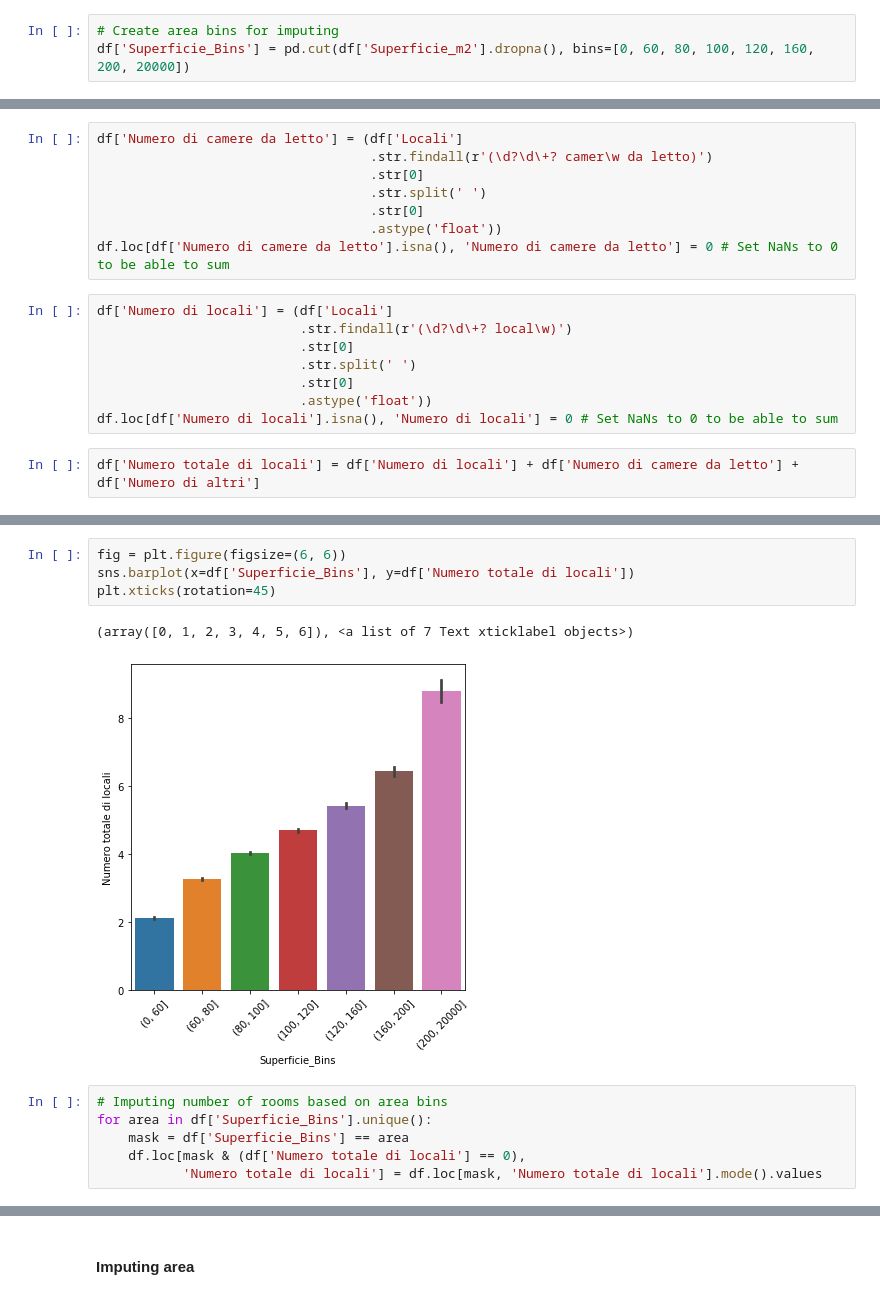
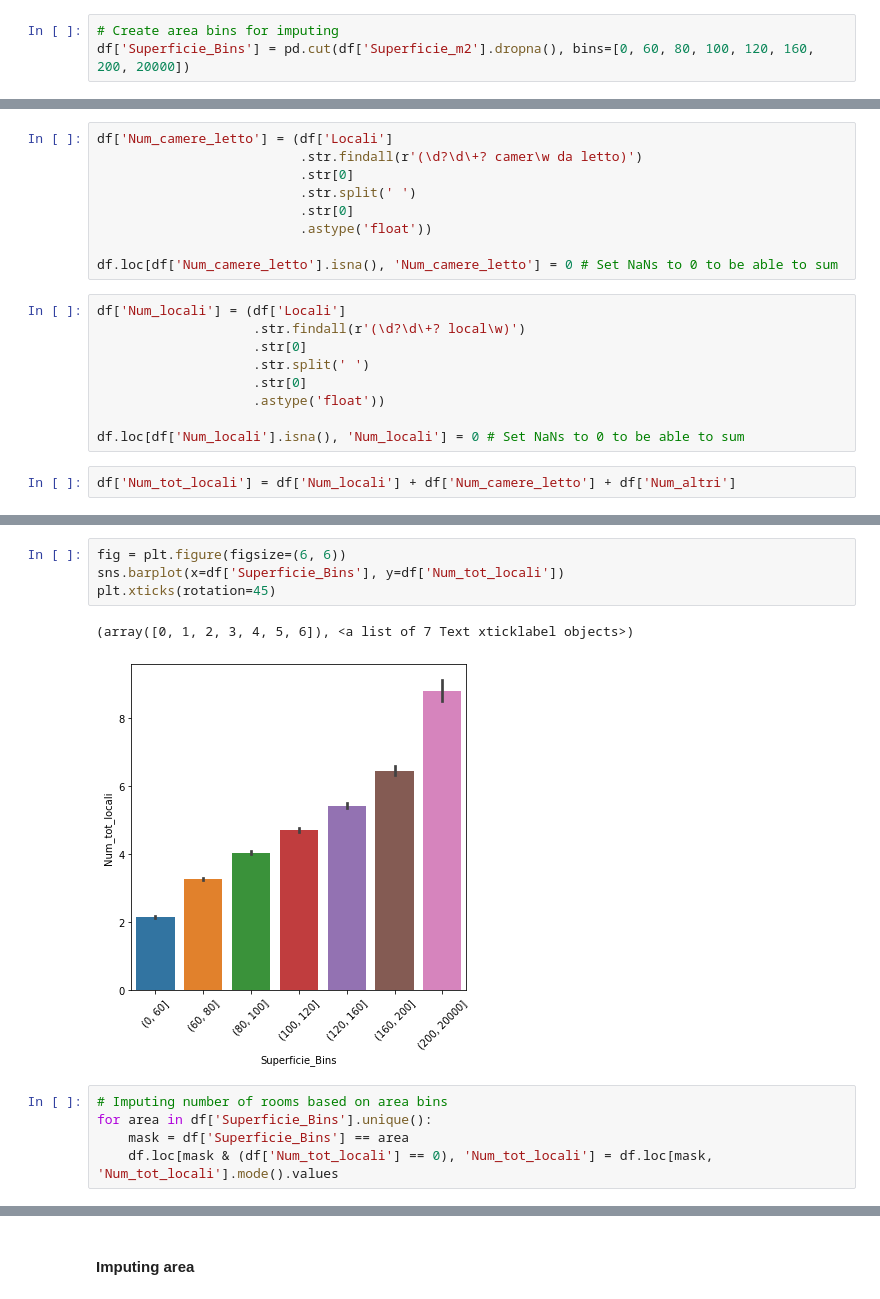
Before and after one commit to LazyEval/housing-prices-firenze, a Jupyter notebook: notebooks/1.0-LazyEval-data-cleaning.ipynb, the cells around one changed output, grey strips where cells are left out. Drawn from its saved outputs; the diff is of its cells as text.

```diff
--- a/notebooks/1.0-LazyEval-data-cleaning.ipynb
+++ b/notebooks/1.0-LazyEval-data-cleaning.ipynb
@@ -472,21 +697,23 @@ df.loc[df['Numero di altri'].isna(), 'Numero di altri'] = 0 # Set NaNs to 0 to b
 # %%
-df['Numero di camere da letto'] = (df['Locali']
-                                   .str.findall(r'(\d?\d\+? camer\w da letto)')
-                                   .str[0]
-                                   .str.split(' ')
-                                   .str[0]
-                                   .astype('float'))
-df.loc[df['Numero di camere da letto'].isna(), 'Numero di camere da letto'] = 0 # Set NaNs to 0 to be able to sum
+df['Num_camere_letto'] = (df['Locali']
+                          .str.findall(r'(\d?\d\+? camer\w da letto)')
+                          .str[0]
+                          .str.split(' ')
+                          .str[0]
+                          .astype('float'))
+
+df.loc[df['Num_camere_letto'].isna(), 'Num_camere_letto'] = 0 # Set NaNs to 0 to be able to sum
 # %%
-df['Numero di locali'] = (df['Locali']
-                          .str.findall(r'(\d?\d\+? local\w)')
-                          .str[0]
-                          .str.split(' ')
-                          .str[0]
-                          .astype('float'))
-df.loc[df['Numero di locali'].isna(), 'Numero di locali'] = 0 # Set NaNs to 0 to be able to sum
+df['Num_locali'] = (df['Locali']
+                    .str.findall(r'(\d?\d\+? local\w)')
+                    .str[0]
+                    .str.split(' ')
+                    .str[0]
+                    .astype('float'))
+
+df.loc[df['Num_locali'].isna(), 'Num_locali'] = 0 # Set NaNs to 0 to be able to sum
-# %%
-df['Numero totale di locali'] = df['Numero di locali'] + df['Numero di camere da letto'] + df['Numero di altri']
+# %%
+df['Num_tot_locali'] = df['Num_locali'] + df['Num_camere_letto'] + df['Num_altri']
 # %%
 df.loc[df['Locali'].isna(), :].shape
 # %% [output]
@@ -494,14 +721,13 @@ df.loc[df['Locali'].isna(), :].shape
 # %%
 fig = plt.figure(figsize=(6, 6))
-sns.barplot(x=df['Superficie_Bins'], y=df['Numero totale di locali'])
+sns.barplot(x=df['Superficie_Bins'], y=df['Num_tot_locali'])
 plt.xticks(rotation=45)
 # %% [output]
 (array([0, 1, 2, 3, 4, 5, 6]), <a list of 7 Text xticklabel objects>)
-[figure, old version]
+[figure, new version]
 # %%
 # Imputing number of rooms based on area bins
 for area in df['Superficie_Bins'].unique():
     mask = df['Superficie_Bins'] == area
-    df.loc[mask & (df['Numero totale di locali'] == 0),
-           'Numero totale di locali'] = df.loc[mask, 'Numero totale di locali'].mode().values
+    df.loc[mask & (df['Num_tot_locali'] == 0), 'Num_tot_locali'] = df.loc[mask, 'Num_tot_locali'].mode().values
 # %%
```
Also changed, not shown: parts of 60 cells of this notebook.
